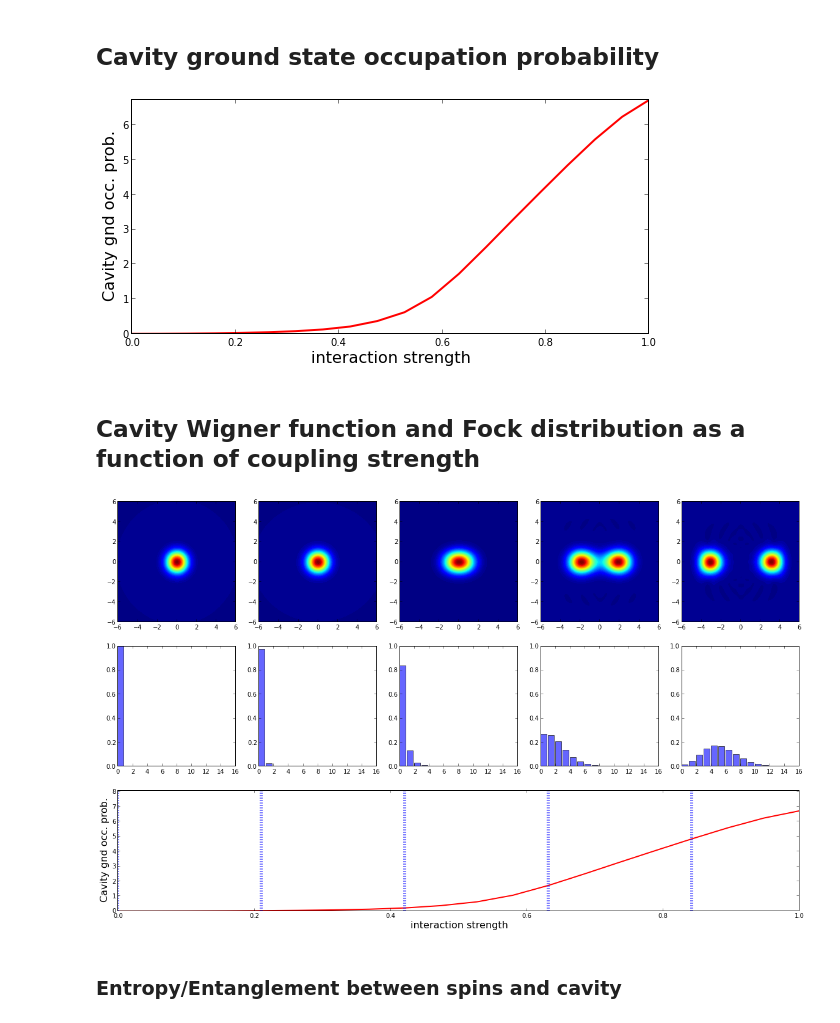
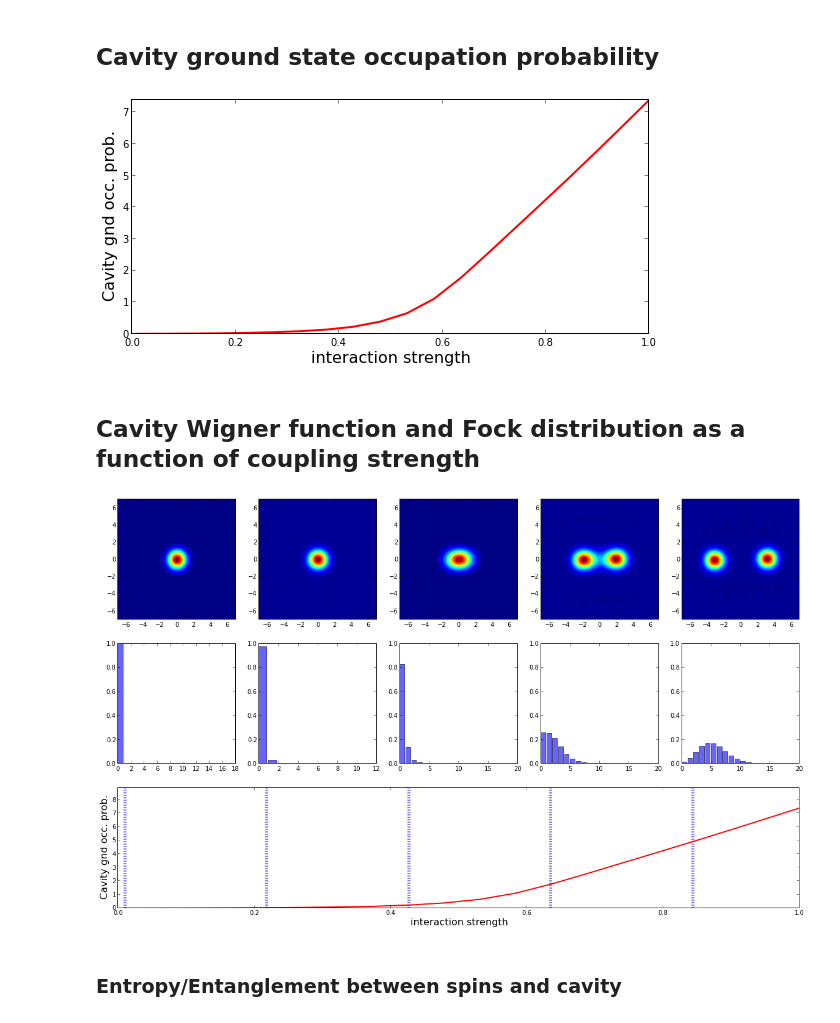
Before and after one commit to jrjohansson/qutip-lectures, a Jupyter notebook: Lecture-Dicke-model.ipynb, the cells around one changed output. Drawn from its saved outputs; the diff is of its cells as text; code cells hidden in the pictures.

```diff
--- a/Lecture-Dicke-model.ipynb
+++ b/Lecture-Dicke-model.ipynb
@@ -40,10 +42,10 @@ w  = 1.0
 w0 = 1.0
 
 g = 1.0
-kappa = 0.01
-gamma = 0.01
+kappa = 0.05 # 1.75
+gamma = 0.15
 # %%
-M = 15
+M = 20
 N = 8
 j = N/2.0
 n = 2*j + 1
@@ -75,7 +77,7 @@ c_ops = [sqrt(kappa) * a]
 # %% [markdown]
 ## Find the ground state as a function of cavity-spin interaction strength
 # %%
-g_vec = linspace(0.0, 1.0, 20)
+g_vec = linspace(0.01, 1.0, 20)
 
 # Ground state for the Hamiltonian: H = H0 + g * H1
 rho_ss_list = [steadystate(H0 + g * H1, c_ops) for g in g_vec]
@@ -97,46 +99,46 @@ axes.set_xlabel("interaction strength", fontsize=16)
 
 fig.tight_layout()
 # %% [output]
-[figure, old version]
+[figure, new version]
 # %% [markdown]
 ## Cavity Wigner function and Fock distribution as a function of coupling strength
 # %%
 rho_ss_sublist = rho_ss_list[::4]
 
-xvec = linspace(-6,6,200)
+xvec = linspace(-7,7,200)
 
 fig_grid = (3, len(rho_ss_sublist))
 fig = figure(figsize=(4*len(rho_ss_sublist),12))
 
 for idx, rho_ss in enumerate(rho_ss_sublist):
 
     # trace out the cavity density matrix
     rho_ss_cavity = ptrace(rho_ss, 0)
 
     # calculate its wigner function
     W = wigner(rho_ss_cavity, xvec, xvec)
 
     # plot its wigner function
     ax = subplot2grid(fig_grid, (0, idx))
     ax.contourf(xvec, xvec, W, 100)
 
     # plot its fock-state distribution
     ax = subplot2grid(fig_grid, (1, idx))
     ax.bar(arange(0, M), real(rho_ss_cavity.diag()), color="blue", alpha=0.6)
     ax.set_ylim(0, 1)
 
 # plot the cavity occupation probability in the ground state
 ax = subplot2grid(fig_grid, (2, 0), colspan=fig_grid[1])
 ax.plot(g_vec, n1_vec, 'r', linewidth=2, label="cavity occupation")
 ax.set_xlim(0, max(g_vec))
 ax.set_ylim(0, max(n1_vec)*1.2)
 ax.set_ylabel("Cavity gnd occ. prob.", fontsize=16)
 ax.set_xlabel("interaction strength", fontsize=16)
 
 for g in g_vec[::4]:
     ax.plot([g,g],[0,max(n1_vec)*1.2], 'b:', linewidth=5)
 # %% [output]
-[figure, old version]
+[figure, new version]
 # %% [markdown]
 ### Entropy/Entanglement between spins and cavity
 # %%
```
Also changed, not shown: parts of 7 cells of this notebook, 2 other files.
